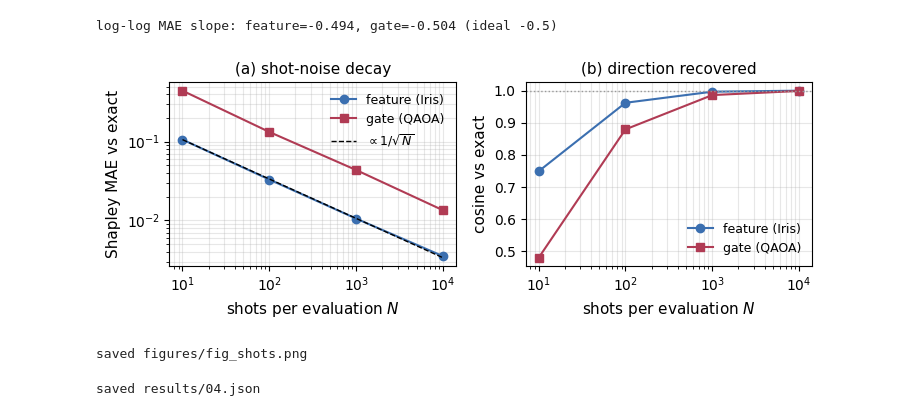
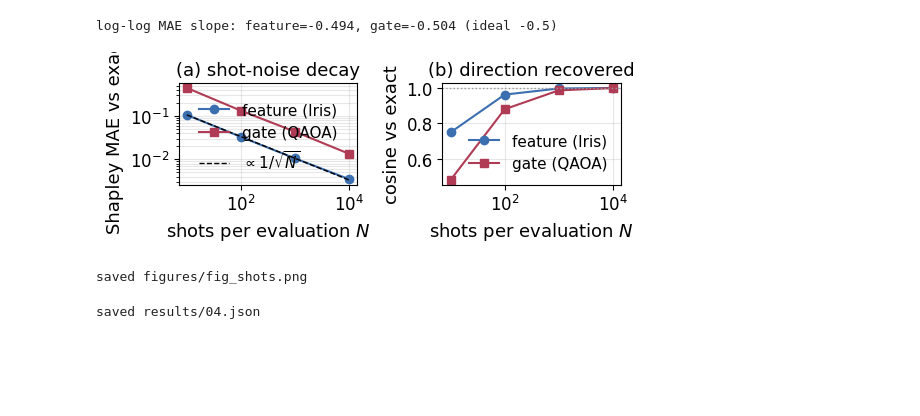
Before and after one commit to farzana0/TN-SHAP-Q-demo, a Jupyter notebook: notebooks/04_shot_noise.ipynb, the cells around one changed output. Saved outputs shown, nothing was run; the diff lists cells and outputs as text; code cells hidden in the pictures; blank space fills up the shorter version.

```diff
--- a/notebooks/04_shot_noise.ipynb
+++ b/notebooks/04_shot_noise.ipynb
@@ -16,8 +16,8 @@ from tnshapq import datasets, exact, owen, metrics
 from tnshapq.io_utils import save_results, savefig
 
 np.random.seed(0)
-plt.rcParams.update({'font.size': 11, 'axes.titlesize': 11, 'axes.labelsize': 11,
-                     'xtick.labelsize': 10, 'ytick.labelsize': 10, 'legend.fontsize': 9})
+plt.rcParams.update({'font.size': 13, 'axes.titlesize': 13, 'axes.labelsize': 13,
+                     'xtick.labelsize': 12, 'ytick.labelsize': 12, 'legend.fontsize': 11})
 SHOTS = [10, 100, 1000, 10000]
 R = 24                          # repeats per shot budget (seeds 0..R-1), averaged
 # %%
@@ -81,25 +81,25 @@ print(f"log-log MAE slope: feature={slope_f:.3f}, gate={slope_g:.3f} (ideal -0.5
 log-log MAE slope: feature=-0.494, gate=-0.504 (ideal -0.5)
 # %%
 # Figure fig_shots.png: (a) MAE vs N with 1/sqrt(N) reference; (b) cosine vs N
-fig, (a1, a2) = plt.subplots(1, 2, figsize=(7.4, 2.9))
+fig, (a1, a2) = plt.subplots(1, 2, figsize=(5.6, 2.2))
 a1.loglog(SHOTS, feat["mae"], 'o-', color='#3b6fb0', label='feature (Iris)')
 a1.loglog(SHOTS, gate["mae"], 's-', color='#b03b54', label='gate (QAOA)')
 a1.loglog(SHOTS, ref, 'k--', lw=1, label=r'$\propto 1/\sqrt{N}$')
 a1.set_xlabel('shots per evaluation $N$'); a1.set_ylabel('Shapley MAE vs exact')
 a1.set_title('(a) shot-noise decay'); a1.legend(frameon=False); a1.grid(alpha=0.3, which='both')
 
 a2.semilogx(SHOTS, feat["cos"], 'o-', color='#3b6fb0', label='feature (Iris)')
 a2.semilogx(SHOTS, gate["cos"], 's-', color='#b03b54', label='gate (QAOA)')
 a2.axhline(1.0, color='0.6', ls=':', lw=1)
 a2.set_xlabel('shots per evaluation $N$'); a2.set_ylabel('cosine vs exact')
 a2.set_title('(b) direction recovered'); a2.legend(frameon=False, loc='lower right')
 a2.grid(alpha=0.3, which='both')
 fig.tight_layout()
 savefig(fig, 'fig_shots.png')
 plt.show()
 print("saved figures/fig_shots.png")
 # %% [output]
-[figure, old version]
+[figure, new version]
 saved figures/fig_shots.png
 # %%
 res = {
```
Also changed, not shown: 16 other files.
